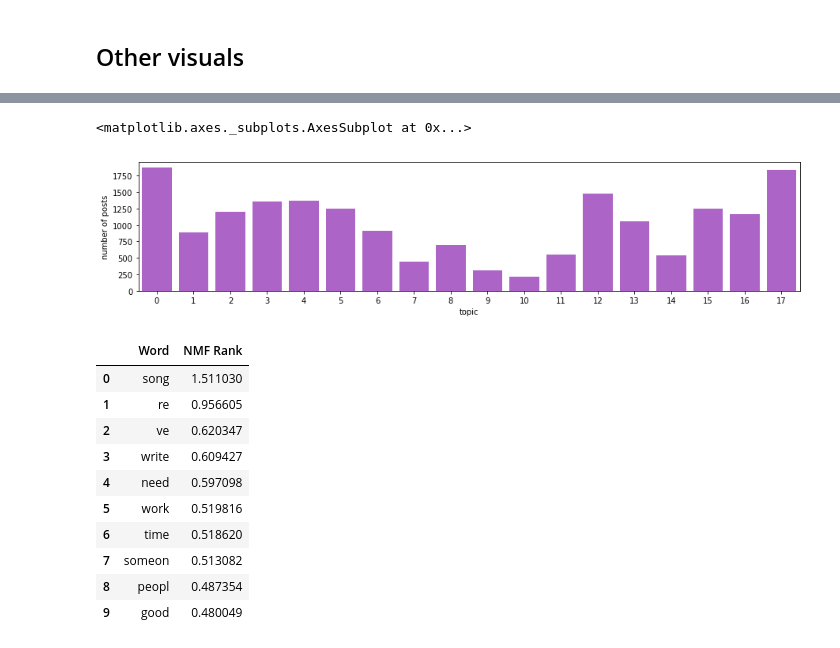
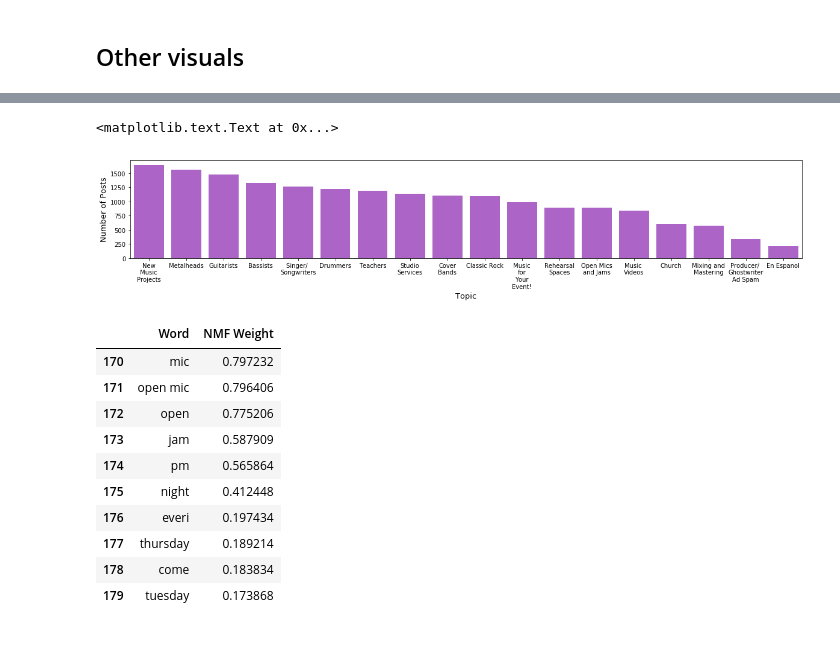
Before and after one commit to rjh336/craigslist-topics, a Jupyter notebook: notebooks/NMF.ipynb, the cells around one changed output, grey strips where cells are left out. Saved outputs shown, nothing was run; the diff lists cells and outputs as text; code cells hidden in the pictures.

Commit message:
modified notebooks and added legend png

```diff
--- a/notebooks/NMF.ipynb
+++ b/notebooks/NMF.ipynb
@@ -8,7 +8,7 @@ posts = df.prep_body.values.tolist()
 # %%
 # removing some last minute stop phrases
 stops = [" want "," would "," make "," know ","show contact info",
-         " get ","contact info", " go ", " someth ", " re ", " ve "
+         " get ","contact info", " go ", " someth ",
          " sound "," musician "," let "," like ", " also "]
 for stop in stops:
     posts = [ re.sub(stop,'',x) for x in posts ]
@@ -125 +83,22 @@ topic_descriptions = {
+# %%
+topic_descriptions = {
+    0 : "New\nMusic\nProjects",
+    1 : "Studio\nServices",
+    2 : "Teachers",
+    3 : "Bassists",
+    4 : "Drummers",
+    5 : "Music\nfor\nYour\nEvent!",
+    6 : "Metalheads",
+    7 : "Rehearsal\nSpaces",
+    8 : "En Espanol",
+    9 : "Cover\nBands",
+    10: "Producer/ \nGhostwriter\nAd Spam",
+    11: "Mixing and\nMastering",
+    12: "Guitarists",
+    13: "Classic Rock",
+    14: "Church",
+    15: "Music \nVideos",
+    16: "Singer/ \nSongwriters",
+    17: "Open Mics\nand Jams"
+}
 # %%
@@ -311,11 +339,15 @@ app_df.to_json("../data/app_data.json")
 # %%
-topic_bar = df.topic.value_counts().reset_index().rename(columns={'index':'topic', 'topic':'number of posts'}).sort_values('number of posts')
+topic_bar = df.topic.value_counts().reset_index().rename(columns={'index':'Topic', 'topic':'Number of Posts'}).sort_values('Number of Posts', ascending=False)
+# %%
+topic_bar.Topic=topic_bar.Topic.apply(lambda x: topic_descriptions[x])
 # %%
-plt.figure(figsize=(15,3))
-sns.barplot('topic','number of posts',data=topic_bar, color="#b355d6")
+plt.figure(figsize=(20,3))
+topicbarchart = sns.barplot('Topic','Number of Posts',data=topic_bar, color="#b355d6")
+topicbarchart.set_ylabel('Number of Posts',fontdict={'size':13})
+topicbarchart.set_xlabel('Topic',fontdict={'size':13})
 # %% [output]
-<matplotlib.axes._subplots.AxesSubplot at 0x...>
+<matplotlib.text.Text at 0x...>
-[figure, old version]
+[figure, new version]
 # %%
 topic_dict = []
 no_top_words = 10
@@ -327,15 +359,15 @@ top_words_df = pd.DataFrame(topic_dict).rename(columns={0:"Topic", 1:"Word", 2:"
 # %%
-topic = 0
-top_words_df[top_words_df.Topic == topic][['Word','NMF Rank']]
+topic = 17
+top_words_df[top_words_df.Topic == topic][['Word','NMF Weight']]
 # %% [output]
-|  | Word | NMF Rank |
-| 0 | song | 1.511030 |
-| 1 | re | 0.956605 |
-| 2 | ve | 0.620347 |
-| 3 | write | 0.609427 |
-| 4 | need | 0.597098 |
-| 5 | work | 0.519816 |
-| 6 | time | 0.518620 |
-| 7 | someon | 0.513082 |
-| 8 | peopl | 0.487354 |
-| 9 | good | 0.480049 |
+|  | Word | NMF Weight |
+| 170 | mic | 0.797232 |
+| 171 | open mic | 0.796406 |
+| 172 | open | 0.775206 |
+| 173 | jam | 0.587909 |
+| 174 | pm | 0.565864 |
+| 175 | night | 0.412448 |
+| 176 | everi | 0.197434 |
+| 177 | thursday | 0.189214 |
+| 178 | come | 0.183834 |
+| 179 | tuesday | 0.173868 |
```
Also changed, not shown: parts of 29 cells of this notebook, 4 other files.
